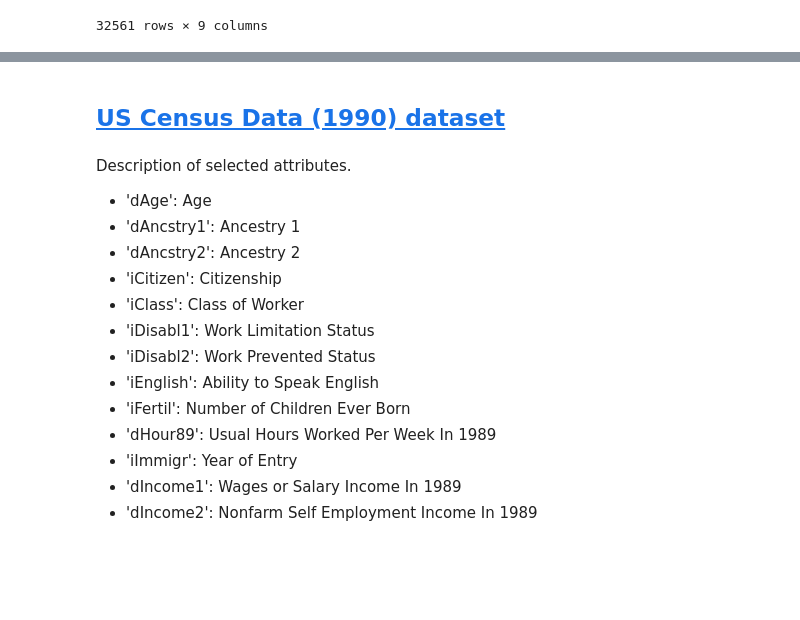
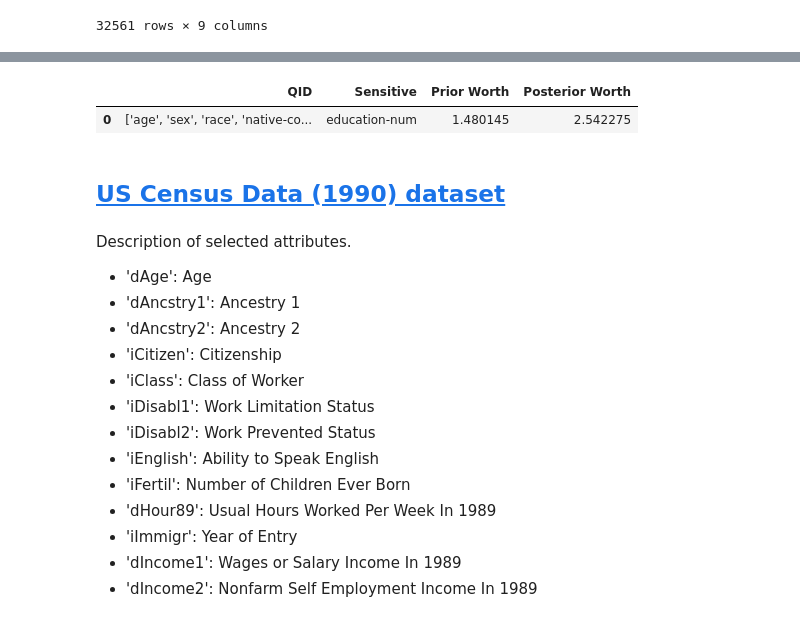
Before and after one commit to nunesgh/bvm-library, a Jupyter notebook: examples/single-dataset.ipynb, the cells around one changed output, grey strips where cells are left out. Cells and saved outputs as stored; diff of their text form; code cells hidden in the pictures; blank space fills up the shorter version.

```diff
--- a/examples/single-dataset.ipynb
+++ b/examples/single-dataset.ipynb
@@ -41,13 +107,16 @@ T1_results = T1.assess()
 # %%
 with pandas.option_context('display.max_rows', None, 'display.max_columns', None):
     display(T1_results['re_id'])
     display(T1_results['att_inf'])
+    display(T1_results['information_worth'])
 # %% [output]
 |  | QID | dCR | pCR | Prior | Posterior | Histogram |
 | 0 | ['age', 'sex', 'race', 'native-co... | 0.262738 | 12649 | 0.000031 | 0.388471 | {'0': 0.0, '1': 0.009182764657105... |
 |  | QID | Sensitive | dCA | pCA | Prior | Posterior | Histogram |
 | 0 | ['age', 'sex', 'race', 'native-co... | relationship | 0.648014 | 2.176685 | 0.405178 | 0.881945 | {'0': 0.0, '1': 0.0, '2': 0.0, '3... |
 | 1 | ['age', 'sex', 'race', 'native-co... | education-num | 0.302693 | 2.008571 | 0.322502 | 0.647769 | {'0': 0.0, '1': 0.0, '2': 0.0, '3... |
+|  | QID | Sensitive | Prior Worth | Posterior Worth |
+| 0 | ['age', 'sex', 'race', 'native-co... | education-num | 1.480145 | 2.542275 |
 # %% [markdown]
 ## [US Census Data (1990) dataset](https://archive.ics.uci.edu/ml/datasets/US+Census+Data+%281990%29)
 # %%
```
Also changed, not shown: parts of 12 cells of this notebook, 4 other files.
